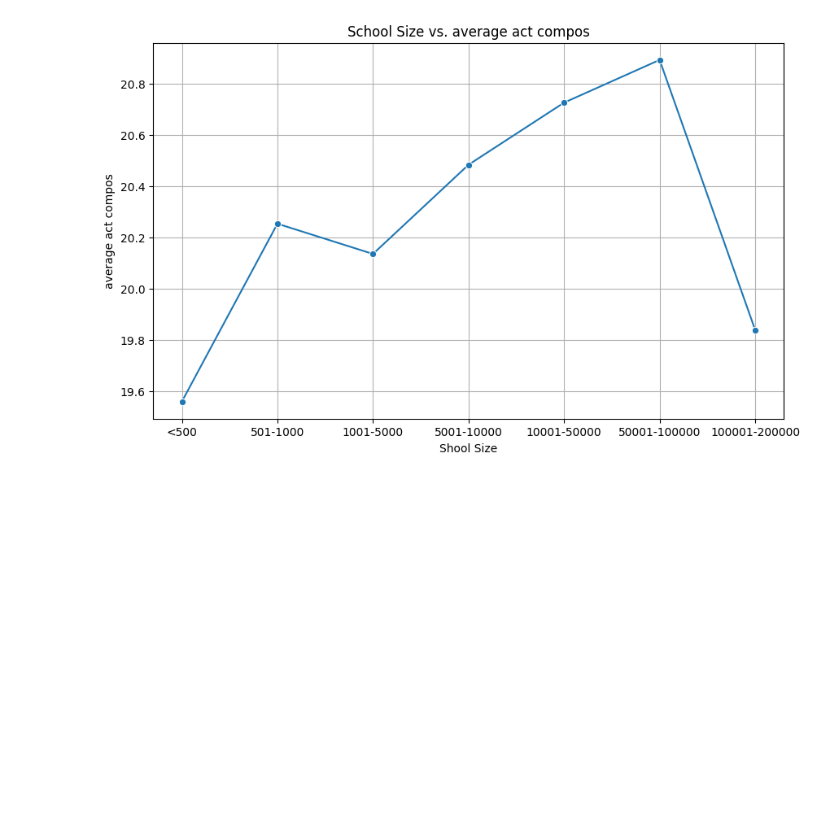
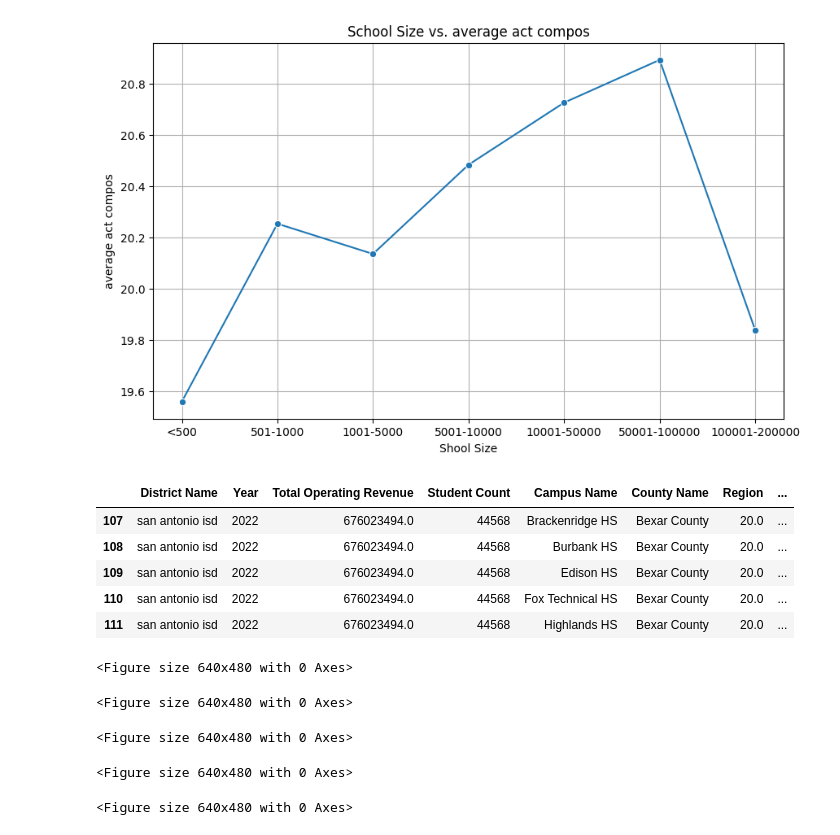
Before and after one commit to Amarilli/TexasISDs, a Jupyter notebook: project_notebook/mariahnotebook.ipynb, the cells around one changed output. Drawn from its saved outputs; the diff is of its cells as text; code cells hidden in the pictures; blank space fills up the shorter version.

Commit message:
merge and images

```diff
--- a/project_notebook/mariahnotebook.ipynb
+++ b/project_notebook/mariahnotebook.ipynb
@@ -454,3 +468,63 @@ plt.savefig("images/sizevact.png")
 plt.show()
 # %% [output]
 [figure]
+# %%
+student_count_top_bottom = ['houston isd', 'dallas isd', 'cypress-fairbanks isd', 'northside isd', 'katy isd',
+                  'cherokee isd','priddy isd','richland springs isd	', 'southland isd','marathon isd']
+
+big_city_schools = ['san antonio isd', 'austin isd', 'fort worth isd' , 'dallas isd', 'houston isd']
+
+# selecting rows based on condition
+student_number_topbottom_5 = score_finance_complete[(score_finance_complete['District Name']).isin(student_count_top_bottom)]
+big_city_school_df =  score_finance_complete[(score_finance_complete["District Name"]).isin(big_city_schools)]
+
+big_city_school_df.head()
+# %% [output]
+|  | District Name | Year | Total Operating Revenue | Student Count | Campus Name | County Name | Region | ... |
+| 107 | san antonio isd | 2022 | 676023494.0 | 44568 | Brackenridge HS | Bexar County | 20.0 | ... |
+| 108 | san antonio isd | 2022 | 676023494.0 | 44568 | Burbank HS | Bexar County | 20.0 | ... |
+| 109 | san antonio isd | 2022 | 676023494.0 | 44568 | Edison HS | Bexar County | 20.0 | ... |
+| 110 | san antonio isd | 2022 | 676023494.0 | 44568 | Fox Technical HS | Bexar County | 20.0 | ... |
+| 111 | san antonio isd | 2022 | 676023494.0 | 44568 | Highlands HS | Bexar County | 20.0 | ... |
+# %%
+#budget vs student count scatter
+stu_num_budget = px.scatter(score_finance_complete, y="Student Count", x="Total Operating Revenue", hover_name="District Name", color="District Name")
+stu_num_budget.show()
+plt.savefig("images/torvstudent.png")
+# %% [output]
+<Figure size 640x480 with 0 Axes>
+# %%
+#Big city vs student count
+big_city_budget = px.scatter(big_city_school_df, y="Student Count", x="Total Operating Revenue", hover_name="District Name", color="District Name")
+big_city_budget.show()
+plt.savefig("images/bigcityvstudent.png")
+# %% [output]
+<Figure size 640x480 with 0 Axes>
+# %%
+# total city
+city_sat_budget = px.scatter(big_city_school_df, x="ACT Compos", y="SAT Total", hover_name="District Name", color="District Name")
+city_sat_budget.show()
+
+plt.savefig("images/cityvactsat.png")
+# %% [output]
+<Figure size 640x480 with 0 Axes>
+# %%
+#tree map for all
+all_fig = px.treemap(score_finance_complete, path=[px.Constant("all"), 'District Name', 'Campus Name'], values='SAT Total')
+
+all_fig.update_traces(root_color="lightgrey")
+all_fig.update_layout(margin = dict(t=50, l=25, r=25, b=25))
+all_fig.show()
+plt.savefig("images/citytree.png")
+# %% [output]
+<Figure size 640x480 with 0 Axes>
+# %%
+#tree map by student count
+fig = px.treemap(student_number_topbottom_5, path=[px.Constant("all"), 'District Name', 'Campus Name'], values='SAT Total')
+
+fig.update_traces(root_color="lightgrey")
+fig.update_layout(margin = dict(t=50, l=25, r=25, b=25))
+fig.show()
+plt.savefig("images/bigcitytree.png")
+# %% [output]
+<Figure size 640x480 with 0 Axes>
```
Also changed, not shown: parts of 7 cells of this notebook, 7 other files.
